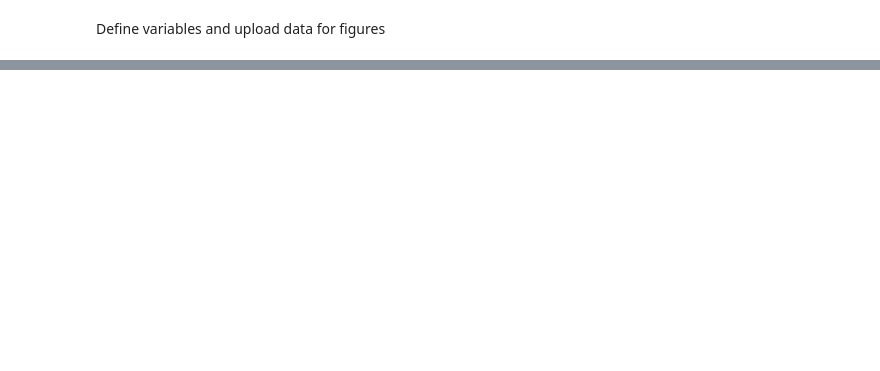
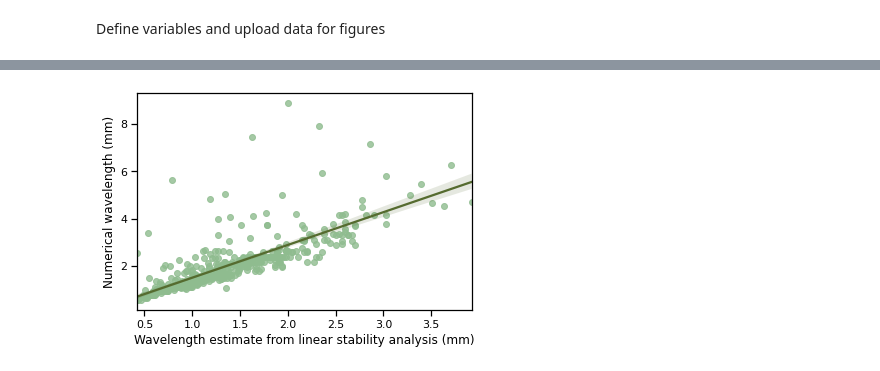
Before and after one commit to martinaoliver/modelling, a Jupyter notebook: growth/src/patternAnalysis/wavelenght_lsa_numerical.ipynb, the cells around one changed output, grey strips where cells are left out. Cells and saved outputs as stored; diff of their text form; code cells hidden in the pictures; blank space fills up the shorter version.

Commit message:
wavelength and convergence into database, plots for relationship

```diff
--- a/growth/src/patternAnalysis/wavelenght_lsa_numerical.ipynb
+++ b/growth/src/patternAnalysis/wavelenght_lsa_numerical.ipynb
@@ -120,0 +26,32 @@ plt.ylim(0, 10)
+# %%
+circuit_n='turinghill'
+variant= 11
+n_species=2
+mechanism='nogrowth'
+
+
+query = f'''select mp."parID", ao."ssID", ao.system_class, pco.wavelength, ao.estimated_wvl, pco.convergence_time, ao.maxeig from pattern_class_output pco
+-- select * from pattern_class_output pco
+inner join model_param mp on pco.model_param_id = mp.model_param_id
+inner join analytical_output ao on (ao.model_param_id,ao."ssID") = (pco.model_param_id, pco."ssID")
+
+where ao.system_class in ('turing I', 'turing II', 'turing I hopf', 'turing I oscillatory', 'turing II hopf', 'turing semi-hopf')
+
+and mp.variant='{variant}'
+-- where simulation_param_uuid='b94c9e61-a717-4470-957b-a59ff727e948'
+and simulation_param_uuid='132323a4-3f93-4287-aca9-d18e84848e37';'''
+
+df = df_from_general_query(query)
+df = df.dropna()
+# %%
+df = df.dropna()
+# %%
+sns.set_context("notebook")
+# %%
+sns.regplot(x='estimated_wvl', y='wavelength', data=df, color='darkseagreen', line_kws={"color": "darkolivegreen"} )
+plt.xlabel('Wavelength estimate from linear stability analysis (mm)')
+plt.ylabel('Numerical wavelength (mm)')
+plt.savefig()
+plt.show()
+# %% [output]
+[figure, added]
```
Also changed, not shown: parts of 9 cells of this notebook, 7 other files.
